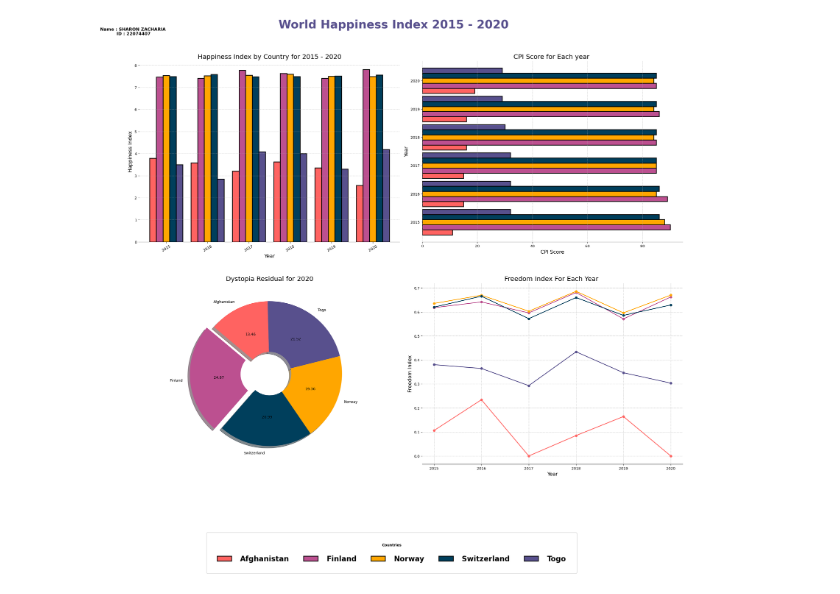
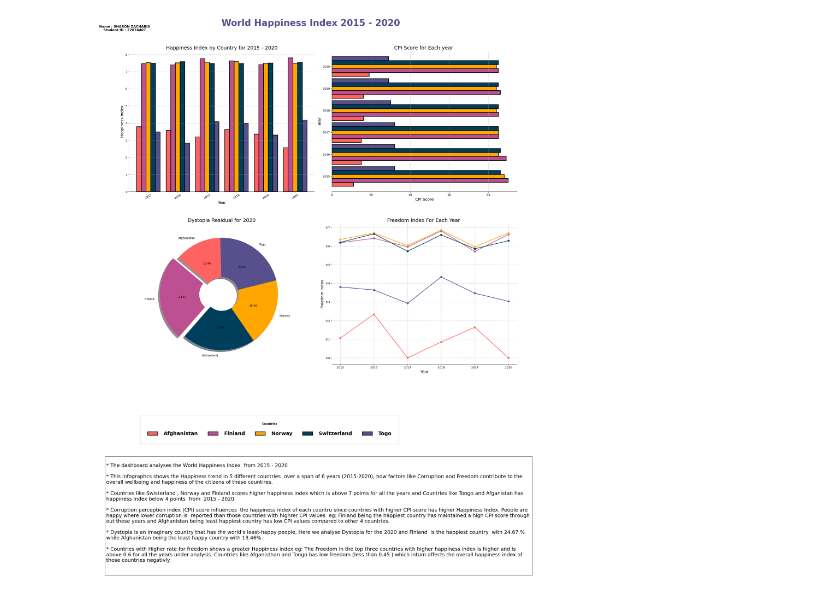
Before and after one commit to SHARONZACHARIA/Infographics_Project, a Jupyter notebook: 22074407.ipynb, the cells around one changed output. Drawn from its saved outputs; the diff is of its cells as text; code cells hidden in the pictures.

```diff
--- a/22074407.ipynb
+++ b/22074407.ipynb
@@ -25,10 +25,13 @@ year = 2020
 width = 0.10
 
 # Function to read dataset
+
+
 def readDataSet(path):
     df = pd.read_csv(path)
     cleaned_df = df.dropna()
     return cleaned_df
+
 
 cleaned_df = readDataSet(dataset_Path)
 df_filtered = cleaned_df[cleaned_df['Country'].isin(COUNTRY_NAMES)]
@@ -49,13 +52,15 @@ pivot_df_Freedom = df_filtered_Freedom.pivot(
 def get_country_color(country):
     return ColorMap.get(country, '#000000')  # Default to black if not found
 
+
 # Creating a figure and axes using plt.subplots()
-fig, axes = plt.subplots(nrows=2, ncols=2, figsize=(25, 20))
+fig, axes = plt.subplots(nrows=2, ncols=2, figsize=(23, 20))
 # fig.set_facecolor('#fceee9')
-fig.suptitle(" World Happiness Index 2015 - 2020", fontsize=32,fontweight='bold', color='#58508d')
-name_student_id = " Name : SHARON ZACHARIA \n  ID : 22074407 "
-fig.text(0.1, 0.95, name_student_id, ha='center', fontsize=12,fontweight='bold')
-
+fig.suptitle(" World Happiness Index 2015 - 2020",
+             fontsize=32, fontweight='bold', color='#58508d')
+name_student_id = " Name : SHARON ZACHARIA \n Student ID : 22074407 "
+fig.text(0.1, 0.95, name_student_id, ha='center',
+         fontsize=12, fontweight='bold')
 
 
 for ax in axes.flatten():
@@ -63,7 +68,6 @@ for ax in axes.flatten():
     ax.spines['right'].set_visible(False)
     # ax.spines['bottom'].set_visible(False)
     ax.spines['left'].set_visible(False)
-
 
 
 # Second subplot: Happiness Index Bar Graph
@@ -89,11 +93,9 @@ axes[0, 0].grid(axis='y', linestyle='--', alpha=0.7)
 axes[0, 0].tick_params(axis='x', rotation=30)  # Remove individual legend
 
 
-
-
 # Third subplot: CPI Score Horizontal Bar Graph
-pivot_df_CPI.plot(kind="barh", width=0.9,ax=axes[0, 1], color=[
-                  get_country_color(country) for country in pivot_df_CPI.columns], edgecolor='black',linewidth=2)
+pivot_df_CPI.plot(kind="barh", width=0.9, ax=axes[0, 1], color=[
+                  get_country_color(country) for country in pivot_df_CPI.columns], edgecolor='black', linewidth=2)
 
 axes[0, 1].set_xlabel('CPI Score', fontsize=14)
 axes[0, 1].set_ylabel('Year', fontsize=14)
@@ -103,14 +105,16 @@ axes[0, 1].set_title('CPI Score for Each year ', fontsize=18)
 axes[0, 1].legend().remove()
 
 # Customize grid lines for the plot
-axes[0, 1].grid(axis='x', linestyle='--', alpha=0.7)  # Show grid lines along the x-axis
+# Show grid lines along the x-axis
+axes[0, 1].grid(axis='x', linestyle='--', alpha=0.7)
 
 # Customize ticks and tick labels
 axes[0, 1].tick_params(axis='y')  # Customize ticks on the y-axis
- # Remove individual legend
+# Remove individual legend
 
 # Fourth subplot: Dystopia Residual Pie Chart
-explode = [0.1 if i == 0 else 0 for i in range(len(df_filtered_dystopia["Country"]))]
+explode = [0.1 if i == 0 else 0 for i in range(
+    len(df_filtered_dystopia["Country"]))]
 
 axes[1, 0].pie(
     df_filtered_dystopia["dystopia_residual"],
@@ -133,54 +137,54 @@ pivot_df_Freedom.plot(kind="line", ax=axes[1, 1], marker='o', color=[
 axes[1, 1].set_title('Freedom Index For Each Year ', fontsize=18)
 axes[1, 1].legend().remove()
 axes[1, 1].grid(axis='both', linestyle='--', alpha=0.7)
 axes[1, 1].set_xlabel('Year', fontsize=14)
-axes[1, 1].set_ylabel('Freedom Index', fontsize=14)  # Show grid lines along both axes
+# Show grid lines along both axes
+axes[1, 1].set_ylabel('Freedom Index', fontsize=14)
 axes[1, 1].tick_params(axis='both')  # Remove individual legend
 
 handles, labels = axes[0, 0].get_legend_handles_labels()
 
 # Create a legend using the handles and labels obtained
-legend = fig.legend(handles, labels, loc='upper center', title='Countries', bbox_to_anchor=(0.5, -0.005),
-                    ncol=len(COUNTRY_NAMES), facecolor='white', framealpha=1, fontsize=20,
+legend = fig.legend(handles, labels, title='Countries', bbox_to_anchor=(0.7, -0.000009),
+                    ncol=len(COUNTRY_NAMES), facecolor='white', framealpha=1, fontsize=18,
                     borderpad=1.5, handletextpad=1.2, labelspacing=1.2)
 
 # Customize legend properties
 for text in legend.get_texts():
     text.set_fontweight('bold')
 legend.get_title().set_fontweight('bold')
 
 # Adjust layout and save the figure
 plt.tight_layout(pad=4.0, h_pad=6.0, w_pad=2.0)
 # fig.subplots_adjust(wspace=0.8, hspace=0.6)
 
-# Save the plot
-plt.savefig('combined_plots.png', dpi=300,
-            bbox_extra_artists=(legend,), bbox_inches='tight')
+description_text = """
+* The dashboard analyses the World Happiness Index  from 2015 - 2020
 
+* This infographcs shows the Happiness trend in 5 different countries  over a span of 6 years (2015-2020), how factors like Corruption and Freedom contribute to the
+overall wellbeing and happiness of the citizens of these countires.
 
-# Show the plots
-# description_text = """
+* Countries like Swisterland , Norway and Finland scores higher happiness index which is above 7 points for all the years and Countries like Tongo and Afganistan has
+happiness index below 4 points  from  2015 - 2020.
 
-# * The dashboard analyses the World Happiness Index  from 2015 - 2020
+* Corruption perception index (CPI) score influences  the happiness index of each countru since countries with higher CPI score has higher Happiness Index. People are
+happy where lower corruption is  reported than those countries with highrer CPI values  eg: Finland being the happiest country has maintained a high CPI score through
+out these years and Afghanistan being least happiest country has low CPI values compared to other 4 countries.
 
-# * This infographcs shows the Happiness trend in 5 different countries  over a span of 6 years (2015-2020) , how factors like Corruption and Freedom contribute to the overall wellbeing and happiness of the
-#   citizens of these countires.
+* Dystopia is an imaginary country that has the world’s least-happy people, Here we analyse Dystopia for the 2020 and Finland  is the happiest country  with 24.67 %
+while Afghanistan being the least happy country with 13.46%.
 
-# * Countries like Swisterland , Norway and Finland scores higher happiness index which is above 7 points for all the years  and Countries like Tongo and Afganistan has happiness index
-#   below 4 points  from  2015 - 2020
+* Countries with Higher rate for freedom shows a greater Happiness index eg: The Freedom in the top three countries with higher happiness index is higher and is
+above 0.6 for all the years under analysis. Countries like Afganisthan and Tongo has low freedom (less than 0.45 ) which inturn affects the overall happiness index of
+those countries negativly.
 
-# * Corruption perception index (CPI) score influences  the happiness index of each countru since countries with higher CPI score has higher Happiness Index. People are happy where lower corruption is  reported than those countries with highrer CPI values
-#   eg: Finland being the happiest country has maintained a high CPI score through out these years and Afghanistan being least happiest country has low CPI values compared to other 4 countries.
+"""
 
-# * Dystopia is an imaginary country that has the world’s least-happy people, Here we analyse Dystopia for the 2020 and Finland is the happiest country  with 24.67 % while Afghanistan being the least happy country with 13.46%.
+fig.text(0.06, -0.4, description_text, fontsize=18, bbox=dict(facecolor='#FFFFFF'))
 
-# * Countries with Higher rate for freedom shows a greater Happiness index eg: The Freedom in the top three countries with higher happiness index is higher and is above 0.6 for all the years under analysis.
-#   Countries like Afganisthan and Tongo has low freedom (less than 0.45 ) which inturn affects the overall happiness index of those countries negativly
-# """
-
-fig.text(0.03, -0.3, "  ", fontsize=14, bbox=dict(facecolor='#faf6f6'))
+# Adjust layout and save the figure
+plt.tight_layout(pad=4.0, h_pad=6.0, w_pad=2.0)
 plt.subplots_adjust(left=0.11, right=0.95, top=0.9, bottom=0.12)
-
-plt.show()
+plt.savefig('combined_plots.png',dpi=300, bbox_inches='tight')
 # %% [output]
-[figure, old version]
+[figure, new version]
```
Also changed, not shown: 2 other files.
